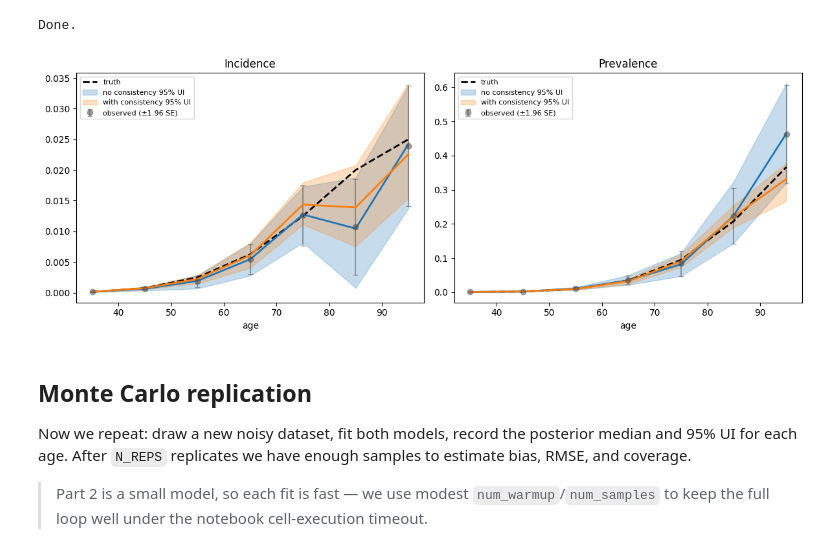
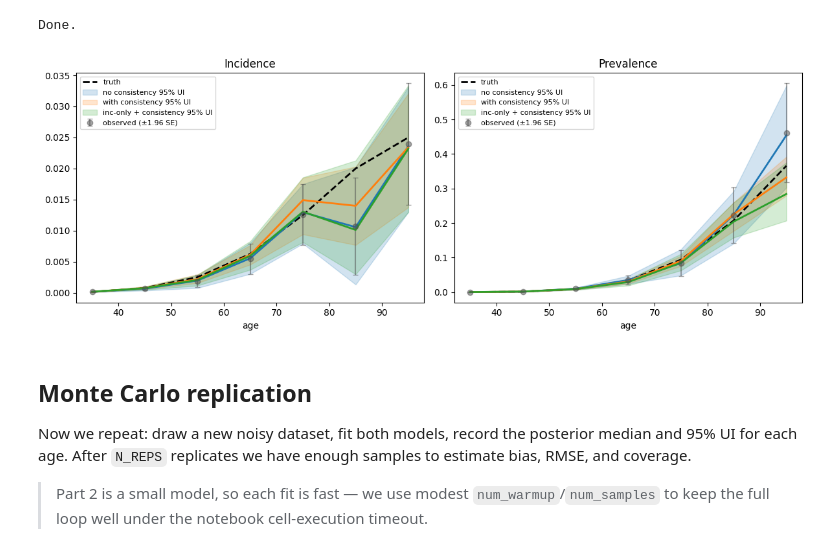
Before and after one commit to ihmeuw/vivarium_csu_alzheimers, a Jupyter notebook: notebooks/consistent_fit_accuracy.ipynb, the cells around one changed output. Saved outputs shown, nothing was run; the diff lists cells and outputs as text; code cells hidden in the pictures.

```diff
--- a/notebooks/consistent_fit_accuracy.ipynb
+++ b/notebooks/consistent_fit_accuracy.ipynb
@@ -65,14 +65,19 @@ da = 10.0  # age-group width (years)
 
 true_inc = 0.25 * np.array([0.0005, 0.003, 0.01, 0.025, 0.05, 0.08, 0.10])
 
+# Initial condition: prev[0] = 0 at the youngest age.  All three models in
+# this notebook use this same hard anchor, so the *truth* is generated with
+# the same starting value.  prev[1:] is then produced by stepping the
+# difference equation.
 true_prev = np.zeros(n_ages)
-true_prev[0] = 0.001  # small non-zero seed so SE scales cleanly at age 35
 for k in range(1, n_ages):
     true_prev[k] = true_prev[k-1] + da * true_inc[k-1] * (1 - true_prev[k-1])
 
-# Observation SE = 20% of the true rate -- same style as the explainer notebook.
-obs_prev_se = 0.2 * true_prev
-obs_inc_se = 0.2 * true_inc
+# Observation SE = 20% of the true rate, floored so the Normal data
+# likelihood at age 35 (where true_prev is 0) isn't degenerate.
+SE_FLOOR = 1e-5
+obs_prev_se = np.maximum(0.2 * true_prev, SE_FLOOR)
+obs_inc_se  = np.maximum(0.2 * true_inc,  SE_FLOOR)
 
 print("ages     :", ages)
 print("true inc :", np.round(true_inc, 4))
@@ -136,10 +185,14 @@ def simulate_dataset(seed):
 
 
 def fit(model_fn, obs_prev, obs_inc, seed, num_warmup=150, num_samples=150):
+    # init_to_value silently ignores keys that are not sample sites in the
+    # given model, so this one dict works for all three models (the
+    # inc-only model's sample site is "prev_rest" instead of "prev").
     kernel = infer.NUTS(
         model_fn,
         init_strategy=infer.init_to_value(values={
             "prev": jnp.ones(n_ages) * 0.05,
+            "prev_rest": jnp.ones(n_ages - 1) * 0.05,
             "inc": jnp.ones(n_ages) * 0.01,
         }),
     )
@@ -151,8 +204,9 @@ def fit(model_fn, obs_prev, obs_inc, seed, num_warmup=150, num_samples=150):
     return mcmc.get_samples()
 # %%
 obs_prev_1, obs_inc_1 = simulate_dataset(seed=0)
-samples_no = fit(model_no_consistency,   obs_prev_1, obs_inc_1, seed=11)
-samples_yes = fit(model_with_consistency, obs_prev_1, obs_inc_1, seed=12)
+samples_no  = fit(model_no_consistency,          obs_prev_1, obs_inc_1, seed=11)
+samples_yes = fit(model_with_consistency,        obs_prev_1, obs_inc_1, seed=12)
+samples_inc = fit(model_inc_only_with_consistency, obs_prev_1, obs_inc_1, seed=13)
 
 def summarise(samples, name):
     med = np.median(samples[name], axis=0)
@@ -164,32 +218,37 @@ prev_no  = summarise(samples_no,  "prev")
 inc_no   = summarise(samples_no,  "inc")
 prev_yes = summarise(samples_yes, "prev")
 inc_yes  = summarise(samples_yes, "inc")
+prev_inc_only = summarise(samples_inc, "prev")
+inc_inc_only  = summarise(samples_inc, "inc")
 print("Done.")
 # %% [output]
 Done.
 # %%
 fig, axes = plt.subplots(1, 2, figsize=(12, 4.5))
 
-for ax, (truth, obs, (med_n, lo_n, hi_n), (med_y, lo_y, hi_y), title, obs_se) in zip(
+for ax, (truth, obs, (med_n, lo_n, hi_n), (med_y, lo_y, hi_y),
+        (med_i, lo_i, hi_i), title, obs_se) in zip(
     axes,
     [
-        (true_inc,  obs_inc_1,  inc_no,  inc_yes,  "Incidence",  obs_inc_se),
-        (true_prev, obs_prev_1, prev_no, prev_yes, "Prevalence", obs_prev_se),
+        (true_inc,  obs_inc_1,  inc_no,  inc_yes,  inc_inc_only,  "Incidence",  obs_inc_se),
+        (true_prev, obs_prev_1, prev_no, prev_yes, prev_inc_only, "Prevalence", obs_prev_se),
     ],
 ):
     ax.errorbar(ages, obs, yerr=1.96*obs_se, fmt='o', color='0.3',
                 alpha=0.5, capsize=3, label='observed (±1.96 SE)')
     ax.plot(ages, truth, 'k--', lw=2, label='truth')
-    ax.fill_between(ages, lo_n, hi_n, alpha=0.25, color='C0', label='no consistency 95% UI')
+    ax.fill_between(ages, lo_n, hi_n, alpha=0.20, color='C0', label='no consistency 95% UI')
     ax.plot(ages, med_n, color='C0', lw=2)
-    ax.fill_between(ages, lo_y, hi_y, alpha=0.25, color='C1', label='with consistency 95% UI')
+    ax.fill_between(ages, lo_y, hi_y, alpha=0.20, color='C1', label='with consistency 95% UI')
     ax.plot(ages, med_y, color='C1', lw=2)
+    ax.fill_between(ages, lo_i, hi_i, alpha=0.20, color='C2', label='inc-only + consistency 95% UI')
+    ax.plot(ages, med_i, color='C2', lw=2)
     ax.set_title(title); ax.set_xlabel('age')
     ax.legend(loc='upper left', fontsize=8)
 
 plt.tight_layout(); plt.show()
 # %% [output]
-[figure, old version]
+[figure, new version]
 # %% [markdown]
 ## Monte Carlo replication
 
```
Also changed, not shown: parts of 10 cells of this notebook, 2 other files.
